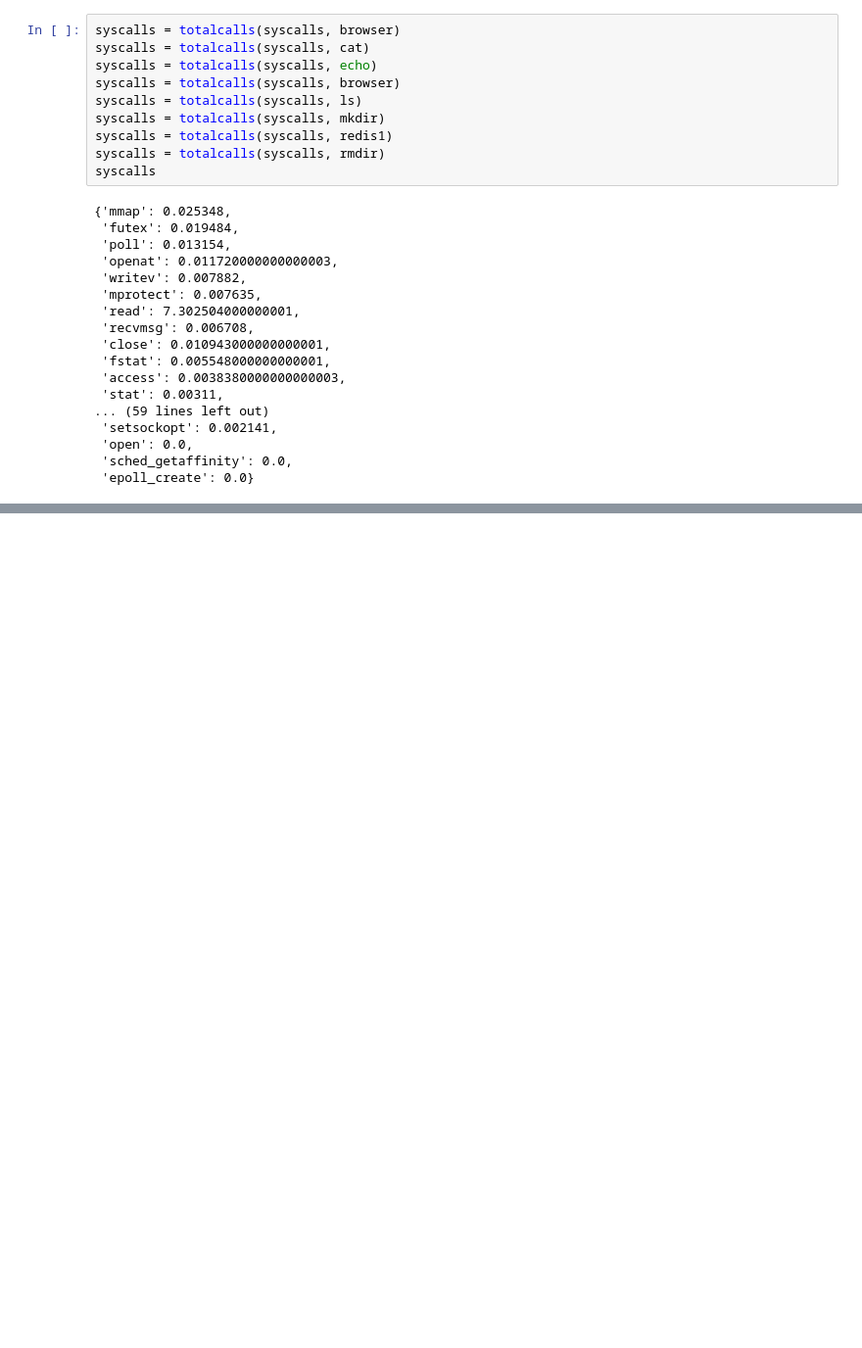
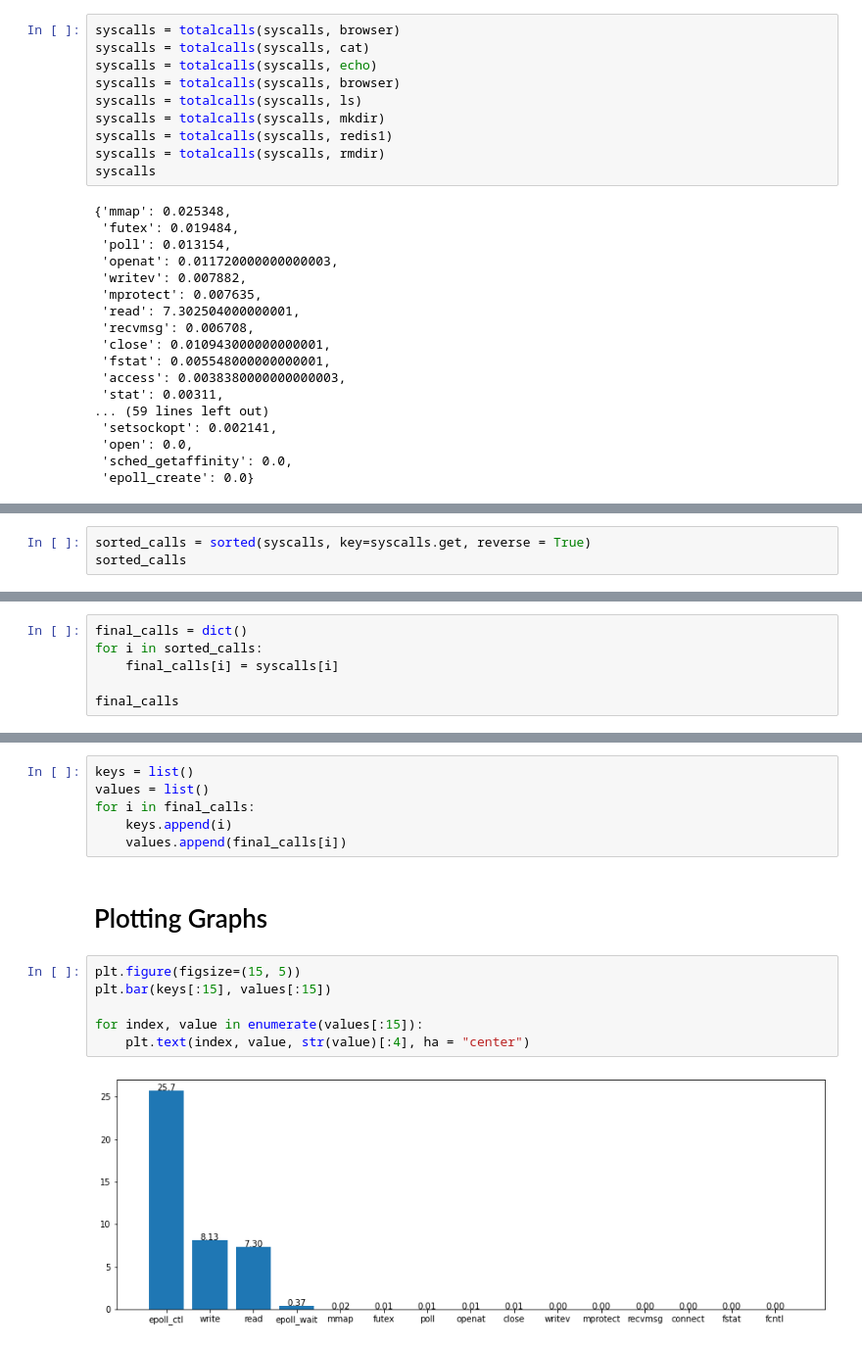
Before and after one commit to RIT3shSapata/CCBD_Assignment, a Jupyter notebook: Analysis/Analysis.ipynb, the cells around one changed output, grey strips where cells are left out. Shown at 98% size. Saved outputs shown, nothing was run; the diff lists cells and outputs as text; blank space fills up the shorter version.

Commit message:
added one basic graph

```diff
--- a/Analysis/Analysis.ipynb
+++ b/Analysis/Analysis.ipynb
@@ -197,0 +200,3 @@ syscalls
+# %%
+sorted_calls = sorted(syscalls, key=syscalls.get, reverse = True)
+sorted_calls
@@ -197,0 +221,6 @@ syscalls
+# %%
+final_calls = dict()
+for i in sorted_calls:
+    final_calls[i] = syscalls[i]
+
+final_calls
@@ -197,0 +245,16 @@ syscalls
+# %%
+keys = list()
+values = list()
+for i in final_calls:
+    keys.append(i)
+    values.append(final_calls[i])
+# %% [markdown]
+# Plotting Graphs
+# %%
+plt.figure(figsize=(15, 5))
+plt.bar(keys[:15], values[:15])
+
+for index, value in enumerate(values[:15]):
+    plt.text(index, value, str(value)[:4], ha = "center")
+# %% [output]
+[figure, added]
```
Also changed, not shown: parts of 3 cells of this notebook.
